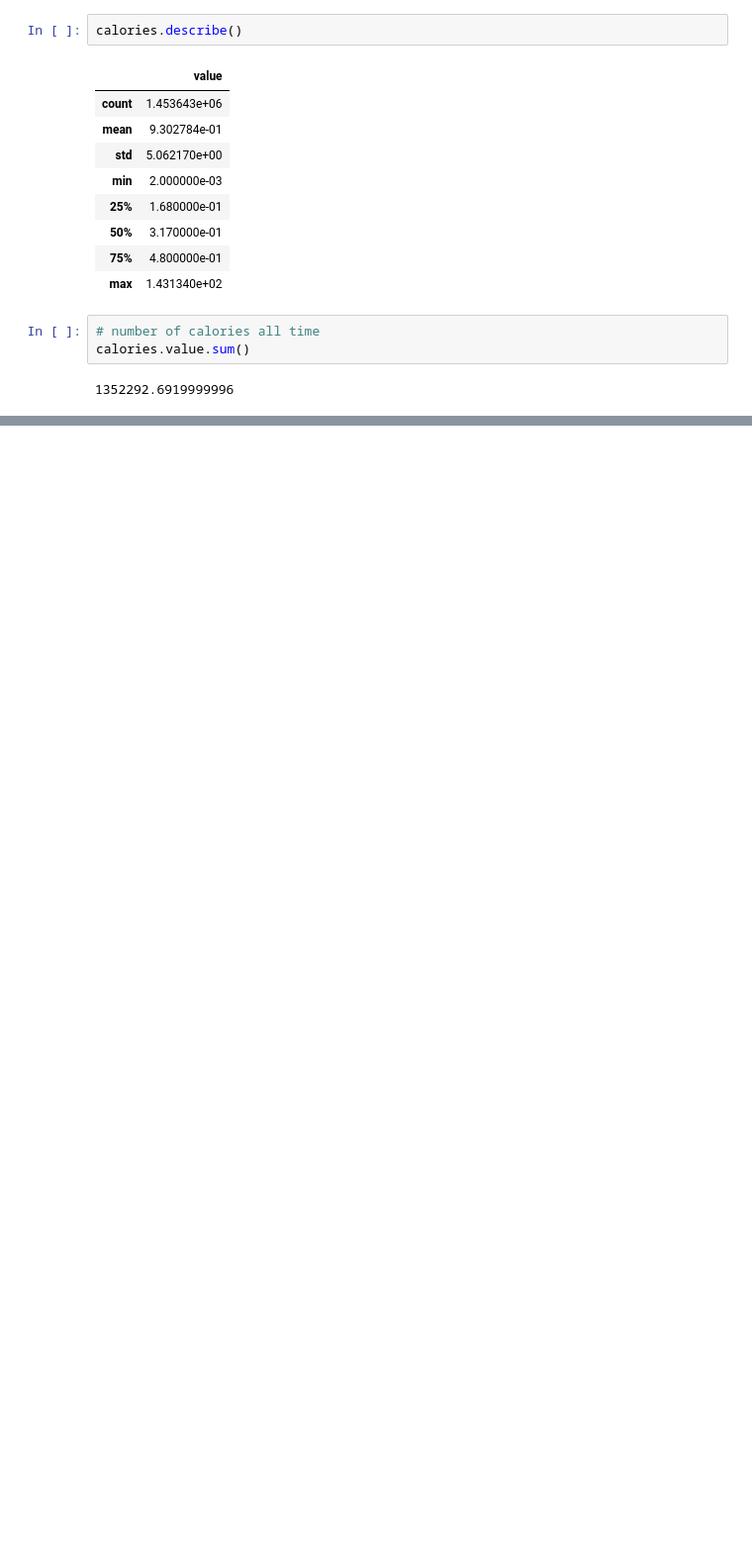
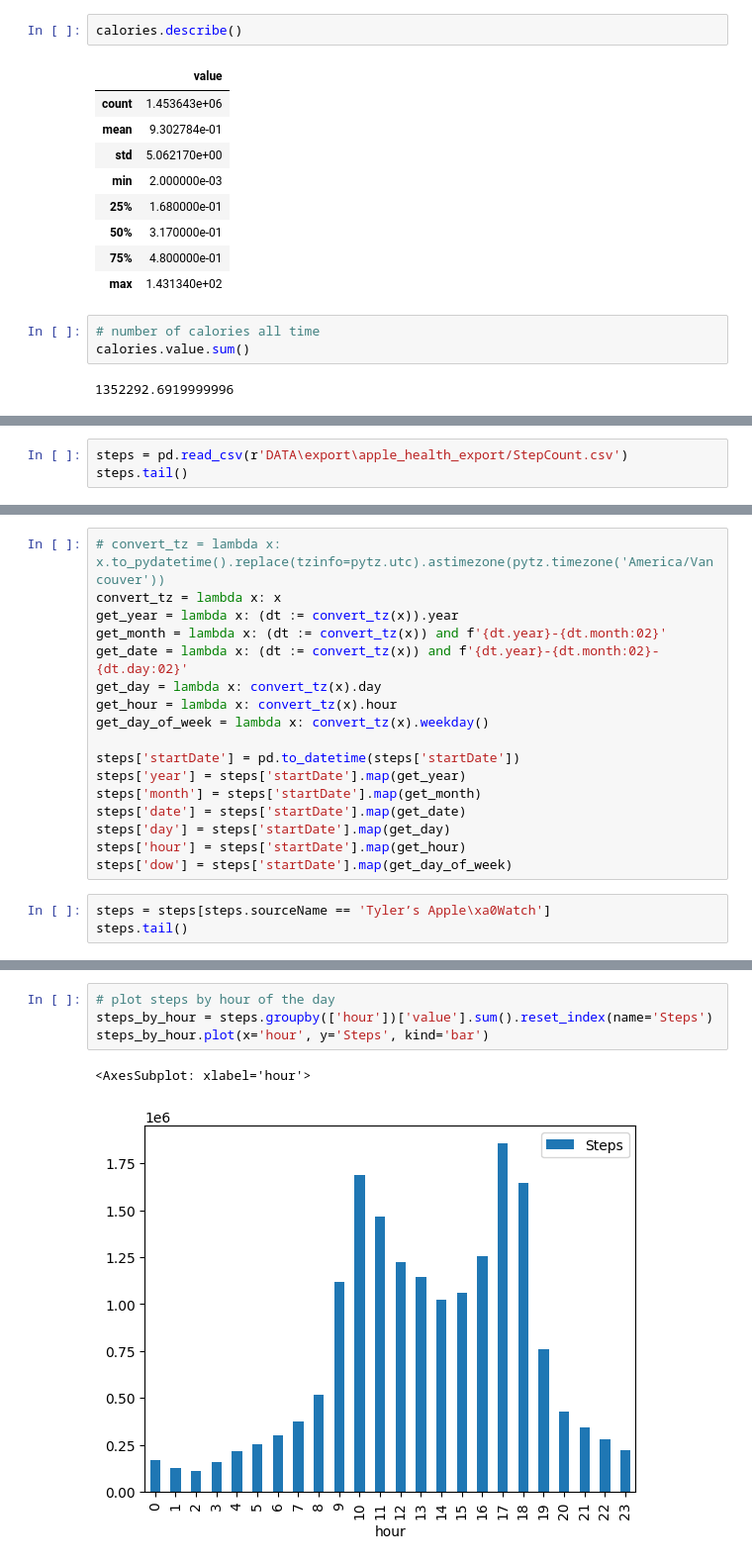
Before and after one commit to TWilson05/Blood_Sugar_Trend_Analysis, a Jupyter notebook: Process_data.ipynb, the cells around one changed output, grey strips where cells are left out. Shown: that part at 99% size. Cells and saved outputs as stored; diff of their text form; blank space fills up the shorter version.

Commit message:
added demo code using steps data

```diff
--- a/Process_data.ipynb
+++ b/Process_data.ipynb
@@ -48,0 +54,3 @@ calories.value.sum()
+# %%
+steps = pd.read_csv(r'DATA\export\apple_health_export/StepCount.csv')
+steps.tail()
@@ -48,0 +64,20 @@ calories.value.sum()
+# %%
+# convert_tz = lambda x: x.to_pydatetime().replace(tzinfo=pytz.utc).astimezone(pytz.timezone('America/Vancouver'))
+convert_tz = lambda x: x
+get_year = lambda x: (dt := convert_tz(x)).year
+get_month = lambda x: (dt := convert_tz(x)) and f'{dt.year}-{dt.month:02}'
+get_date = lambda x: (dt := convert_tz(x)) and f'{dt.year}-{dt.month:02}-{dt.day:02}'
+get_day = lambda x: convert_tz(x).day
+get_hour = lambda x: convert_tz(x).hour
+get_day_of_week = lambda x: convert_tz(x).weekday()
+
+steps['startDate'] = pd.to_datetime(steps['startDate'])
+steps['year'] = steps['startDate'].map(get_year)
+steps['month'] = steps['startDate'].map(get_month)
+steps['date'] = steps['startDate'].map(get_date)
+steps['day'] = steps['startDate'].map(get_day)
+steps['hour'] = steps['startDate'].map(get_hour)
+steps['dow'] = steps['startDate'].map(get_day_of_week)
+# %%
+steps = steps[steps.sourceName == 'Tyler’s Apple\xa0Watch']
+steps.tail()
@@ -48,0 +113,7 @@ calories.value.sum()
+# %%
+# plot steps by hour of the day
+steps_by_hour = steps.groupby(['hour'])['value'].sum().reset_index(name='Steps')
+steps_by_hour.plot(x='hour', y='Steps', kind='bar')
+# %% [output]
+<AxesSubplot: xlabel='hour'>
+[figure, added]
```
Also changed, not shown: parts of 7 cells of this notebook.
